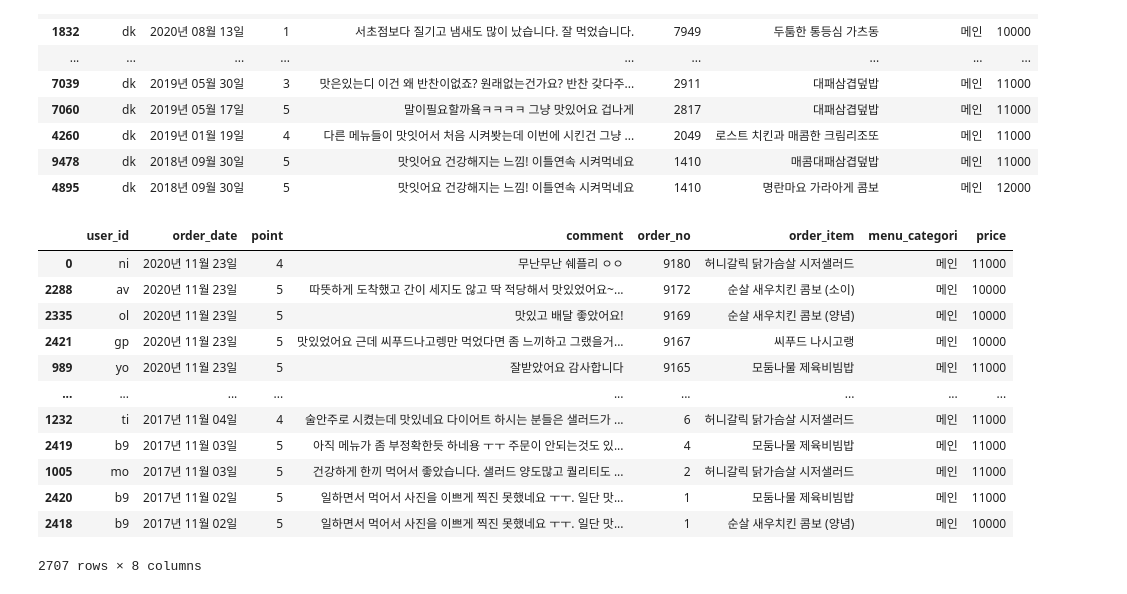
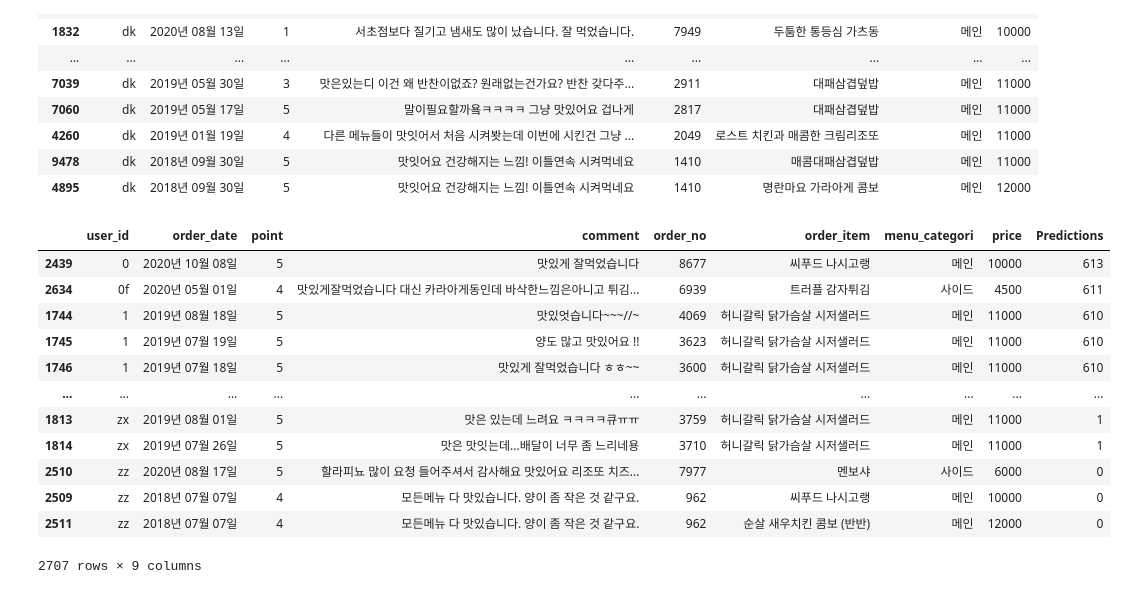
Before and after one commit to lee-dk/Final_Project, a Jupyter notebook: yogiyo/yogiyo.ipynb, the cells around one changed output. Cells and saved outputs as stored; diff of their text form; code cells hidden in the pictures.

```diff
--- a/yogiyo/yogiyo.ipynb
+++ b/yogiyo/yogiyo.ipynb
@@ -396,16 +396,16 @@ def recommend_menu(svd_preds, og_user_id, og_order_item, og_point, num_recommend
     #원본데이터에서 사용자가 주문했던 음식은 제외한 데이터 추출
     recommendations = og_order_item[-og_order_item['order_item'].isin(user_data['order_item'])]
     #사용자의 메뉴 평점이 높은 순으로 정렬된 데이터와 recommendations를 합친다
-    recommendations = recommendations.merge(pd.DataFrame(sort_user_predictions).reset_index(),on = 'user_id')
+    recommendations = recommendations.merge(pd.DataFrame(sort_user_predictions).reset_index(), on = 'user_id')
     #컬럼이름을 바꾸고 정렬해서 return
-    #recommendations = recommendations.rename(columns = {user_row_num : 'Predictions'}).sort_values('Predictions', ascending=False)
+    recommendations = recommendations.rename(columns = {'index' : 'Predictions'}).sort_values('Predictions', ascending=False)
 
     return user_data, recommendations
 # %%
 already_rated, predictions = recommend_menu(svd_preds, 'dk', merge_data,
                                             merge_data, 10)
 already_rated = already_rated.sort_values(by='order_no', ascending=False)
-predictions = predictions.sort_values(by='order_no', ascending=False)
+#predictions = predictions.sort_values(by='order_no', ascending=False)
 # %%
 already_rated
 # %% [output]
@@ -427,20 +427,18 @@ already_rated
 | 9478 | dk | 2018년 09월 30일 | 5 | 맛잇어요 건강해지는 느낌! 이틀연속 시켜먹네요 | 1410 | 매콤대패삼겹덮밥 | 메인 | 11000 |
 | 4895 | dk | 2018년 09월 30일 | 5 | 맛잇어요 건강해지는 느낌! 이틀연속 시켜먹네요 | 1410 | 명란마요 가라아게 콤보 | 메인 | 12000 |
 # %%
-predictions.drop('index', axis=1, inplace=True)
-
 predictions#.head(10)
 # %% [output]
-|  | user_id | order_date | point | comment | order_no | order_item | menu_categori | price |
-| 0 | ni | 2020년 11월 23일 | 4 | 무난무난 쉐플리 ㅇㅇ | 9180 | 허니갈릭 닭가슴살 시저샐러드 | 메인 | 11000 |
-| 2288 | av | 2020년 11월 23일 | 5 | 따뜻하게 도착했고 간이 세지도 않고 딱 적당해서 맛있었어요~... | 9172 | 순살 새우치킨 콤보 (소이) | 메인 | 10000 |
-| 2335 | ol | 2020년 11월 23일 | 5 | 맛있고 배달 좋았어요! | 9169 | 순살 새우치킨 콤보 (양념) | 메인 | 10000 |
-| 2421 | gp | 2020년 11월 23일 | 5 | 맛있었어요 근데 씨푸드나고렝만 먹었다면 좀 느끼하고 그랬을거... | 9167 | 씨푸드 나시고랭 | 메인 | 10000 |
-| 989 | yo | 2020년 11월 23일 | 5 | 잘받았어요 감사합니다 | 9165 | 모둠나물 제육비빔밥 | 메인 | 11000 |
-| ... | ... | ... | ... | ... | ... | ... | ... | ... |
-| 1232 | ti | 2017년 11월 04일 | 4 | 술안주로 시켰는데 맛있네요 다이어트 하시는 분들은 샐러드가 ... | 6 | 허니갈릭 닭가슴살 시저샐러드 | 메인 | 11000 |
-| 2419 | b9 | 2017년 11월 03일 | 5 | 아직 메뉴가 좀 부정확한듯 하네용 ㅜㅜ 주문이 안되는것도 있... | 4 | 모둠나물 제육비빔밥 | 메인 | 11000 |
-| 1005 | mo | 2017년 11월 03일 | 5 | 건강하게 한끼 먹어서 좋았습니다. 샐러드 양도많고 퀄리티도 ... | 2 | 허니갈릭 닭가슴살 시저샐러드 | 메인 | 11000 |
-| 2420 | b9 | 2017년 11월 02일 | 5 | 일하면서 먹어서 사진을 이쁘게 찍진 못했네요 ㅜㅜ. 일단 맛... | 1 | 모둠나물 제육비빔밥 | 메인 | 11000 |
-| 2418 | b9 | 2017년 11월 02일 | 5 | 일하면서 먹어서 사진을 이쁘게 찍진 못했네요 ㅜㅜ. 일단 맛... | 1 | 순살 새우치킨 콤보 (양념) | 메인 | 10000 |
+|  | user_id | order_date | point | comment | order_no | order_item | menu_categori | price | Predictions |
+| 2439 | 0 | 2020년 10월 08일 | 5 | 맛있게 잘먹었습니다 | 8677 | 씨푸드 나시고랭 | 메인 | 10000 | 613 |
+| 2634 | 0f | 2020년 05월 01일 | 4 | 맛있게잘먹었습니다 대신 카라아게동인데 바삭한느낌은아니고 튀김... | 6939 | 트러플 감자튀김 | 사이드 | 4500 | 611 |
+| 1744 | 1 | 2019년 08월 18일 | 5 | 맛있엇습니다~~~//~ | 4069 | 허니갈릭 닭가슴살 시저샐러드 | 메인 | 11000 | 610 |
+| 1745 | 1 | 2019년 07월 19일 | 5 | 양도 많고 맛있어요 !! | 3623 | 허니갈릭 닭가슴살 시저샐러드 | 메인 | 11000 | 610 |
+| 1746 | 1 | 2019년 07월 18일 | 5 | 맛있게 잘먹었습니다 ㅎㅎ~~ | 3600 | 허니갈릭 닭가슴살 시저샐러드 | 메인 | 11000 | 610 |
+| ... | ... | ... | ... | ... | ... | ... | ... | ... | ... |
+| 1813 | zx | 2019년 08월 01일 | 5 | 맛은 있는데 느려요 ㅋㅋㅋㅋ큐ㅠㅠ | 3759 | 허니갈릭 닭가슴살 시저샐러드 | 메인 | 11000 | 1 |
+| 1814 | zx | 2019년 07월 26일 | 5 | 맛은 맛잇는데...배달이 너무 좀 느리네용 | 3710 | 허니갈릭 닭가슴살 시저샐러드 | 메인 | 11000 | 1 |
+| 2510 | zz | 2020년 08월 17일 | 5 | 할라피뇨 많이 요청 들어주셔서 감사해요 맛있어요 리조또 치즈... | 7977 | 멘보샤 | 사이드 | 6000 | 0 |
+| 2509 | zz | 2018년 07월 07일 | 4 | 모든메뉴 다 맛있습니다. 양이 좀 작은 것 같구요. | 962 | 씨푸드 나시고랭 | 메인 | 10000 | 0 |
+| 2511 | zz | 2018년 07월 07일 | 4 | 모든메뉴 다 맛있습니다. 양이 좀 작은 것 같구요. | 962 | 순살 새우치킨 콤보 (반반) | 메인 | 12000 | 0 |
-2707 rows × 8 columns
+2707 rows × 9 columns
```
